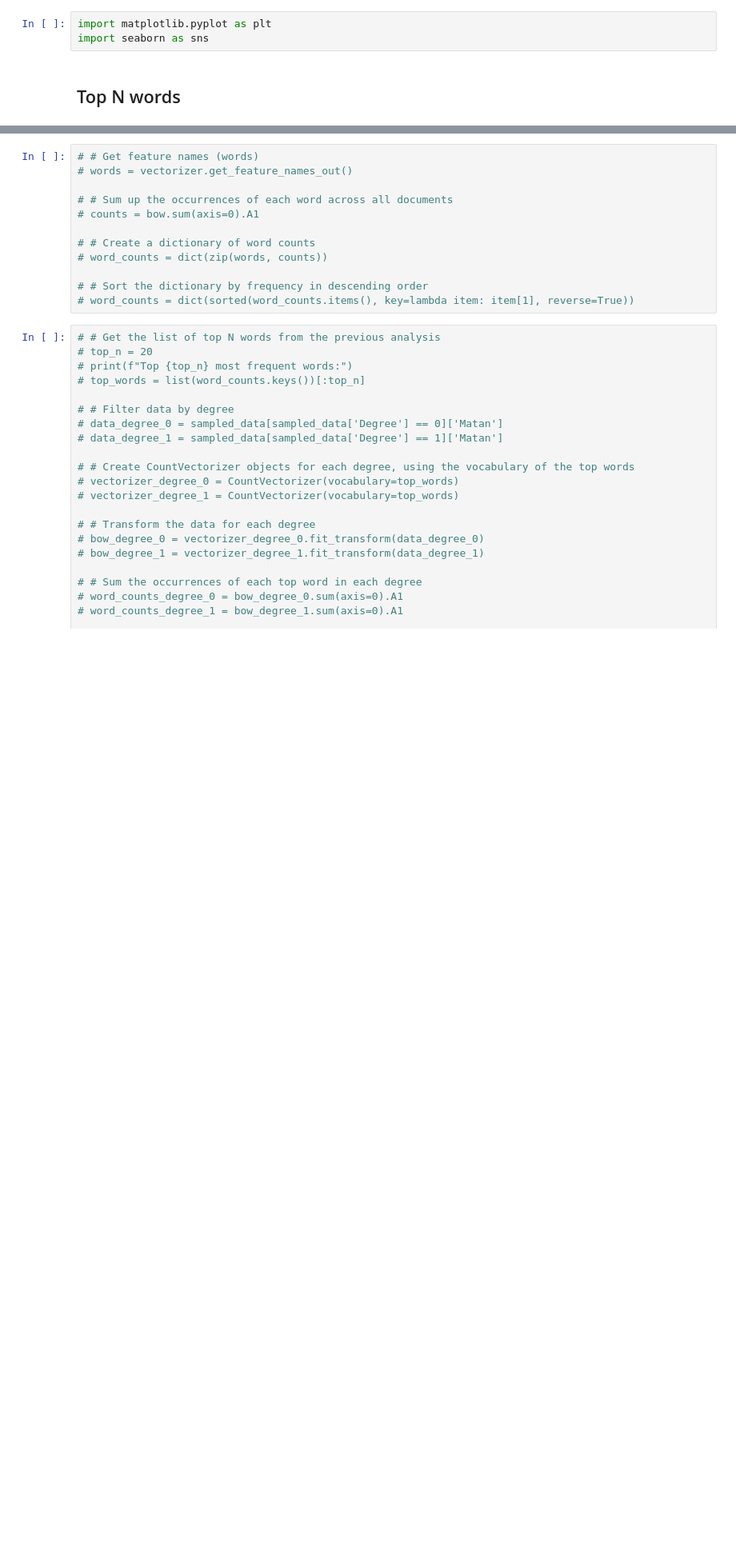
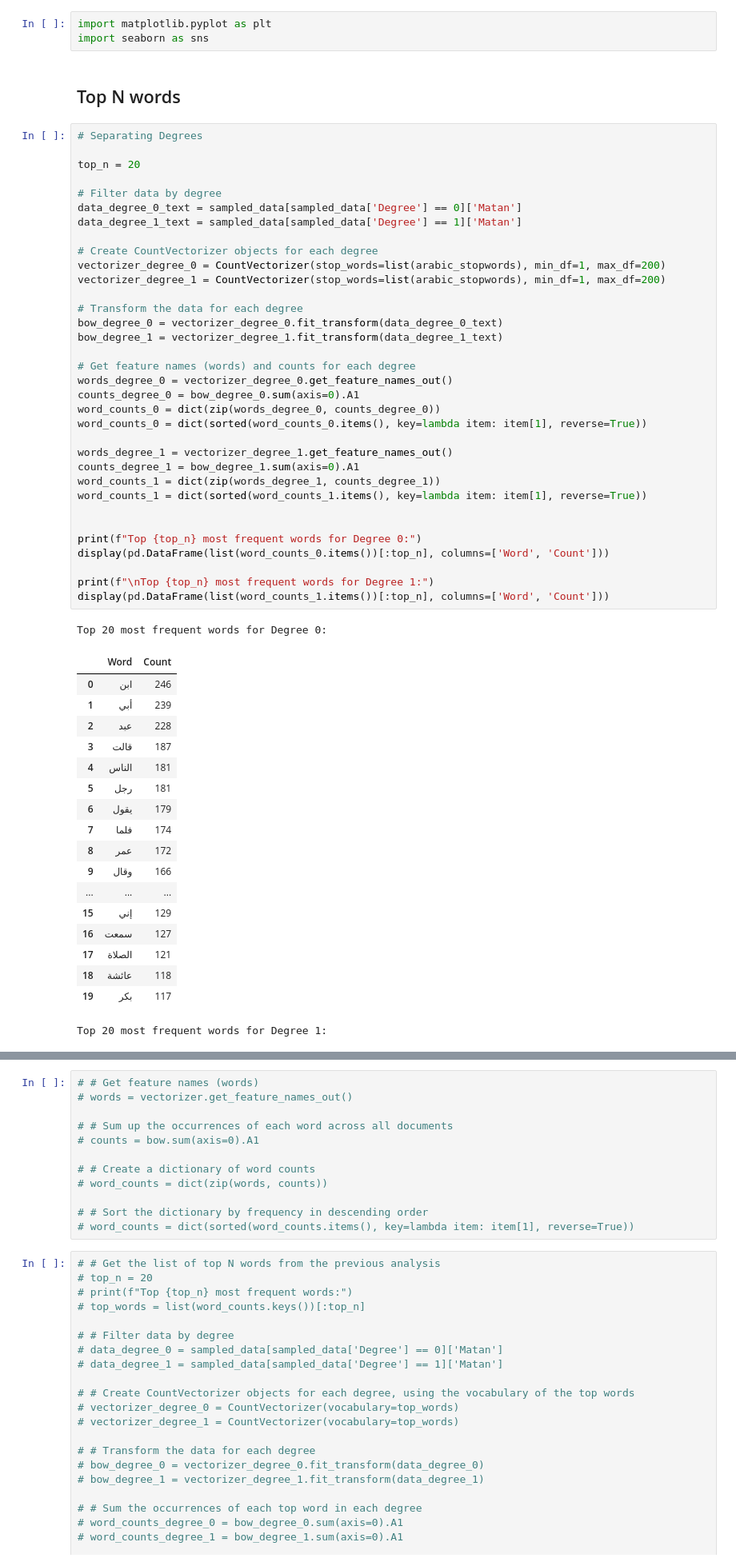
Before and after one commit to MuhammadHelmyOmar/Hadith, a Jupyter notebook: bow_featuring.ipynb, the cells around one changed output, grey strips where cells are left out. Shown at 80% size. Saved outputs shown, nothing was run; the diff lists cells and outputs as text; blank space fills up the shorter version.

```diff
--- a/bow_featuring.ipynb
+++ b/bow_featuring.ipynb
@@ -162,3 +148,57 @@ import matplotlib.pyplot as plt
 import seaborn as sns
 # %% [markdown]
 ## Top N words
+# %%
+# Separating Degrees
+
+top_n = 20
+
+# Filter data by degree
+data_degree_0_text = sampled_data[sampled_data['Degree'] == 0]['Matan']
+data_degree_1_text = sampled_data[sampled_data['Degree'] == 1]['Matan']
+
+# Create CountVectorizer objects for each degree
+vectorizer_degree_0 = CountVectorizer(stop_words=list(arabic_stopwords), min_df=1, max_df=200)
+vectorizer_degree_1 = CountVectorizer(stop_words=list(arabic_stopwords), min_df=1, max_df=200)
+
+# Transform the data for each degree
+bow_degree_0 = vectorizer_degree_0.fit_transform(data_degree_0_text)
+bow_degree_1 = vectorizer_degree_1.fit_transform(data_degree_1_text)
+
+# Get feature names (words) and counts for each degree
+words_degree_0 = vectorizer_degree_0.get_feature_names_out()
+counts_degree_0 = bow_degree_0.sum(axis=0).A1
+word_counts_0 = dict(zip(words_degree_0, counts_degree_0))
+word_counts_0 = dict(sorted(word_counts_0.items(), key=lambda item: item[1], reverse=True))
+
+words_degree_1 = vectorizer_degree_1.get_feature_names_out()
+counts_degree_1 = bow_degree_1.sum(axis=0).A1
+word_counts_1 = dict(zip(words_degree_1, counts_degree_1))
+word_counts_1 = dict(sorted(word_counts_1.items(), key=lambda item: item[1], reverse=True))
+
+
+print(f"Top {top_n} most frequent words for Degree 0:")
+display(pd.DataFrame(list(word_counts_0.items())[:top_n], columns=['Word', 'Count']))
+
+print(f"\nTop {top_n} most frequent words for Degree 1:")
+display(pd.DataFrame(list(word_counts_1.items())[:top_n], columns=['Word', 'Count']))
+# %% [output]
+Top 20 most frequent words for Degree 0:
+|  | Word | Count |
+| 0 | ابن | 246 |
+| 1 | أبي | 239 |
+| 2 | عبد | 228 |
+| 3 | قالت | 187 |
+| 4 | الناس | 181 |
+| 5 | رجل | 181 |
+| 6 | يقول | 179 |
+| 7 | فلما | 174 |
+| 8 | عمر | 172 |
+| 9 | وقال | 166 |
+| ... | ... | ... |
+| 15 | إني | 129 |
+| 16 | سمعت | 127 |
+| 17 | الصلاة | 121 |
+| 18 | عائشة | 118 |
+| 19 | بكر | 117 |
+Top 20 most frequent words for Degree 1:
```
Also changed, not shown: parts of 4 cells of this notebook.
